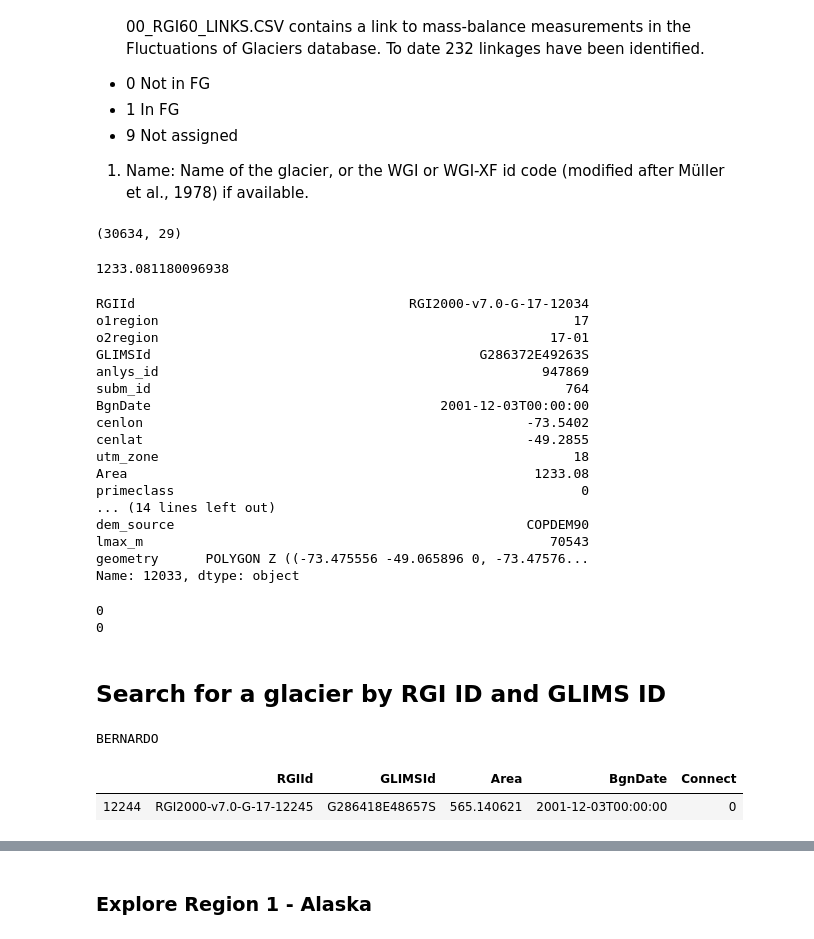
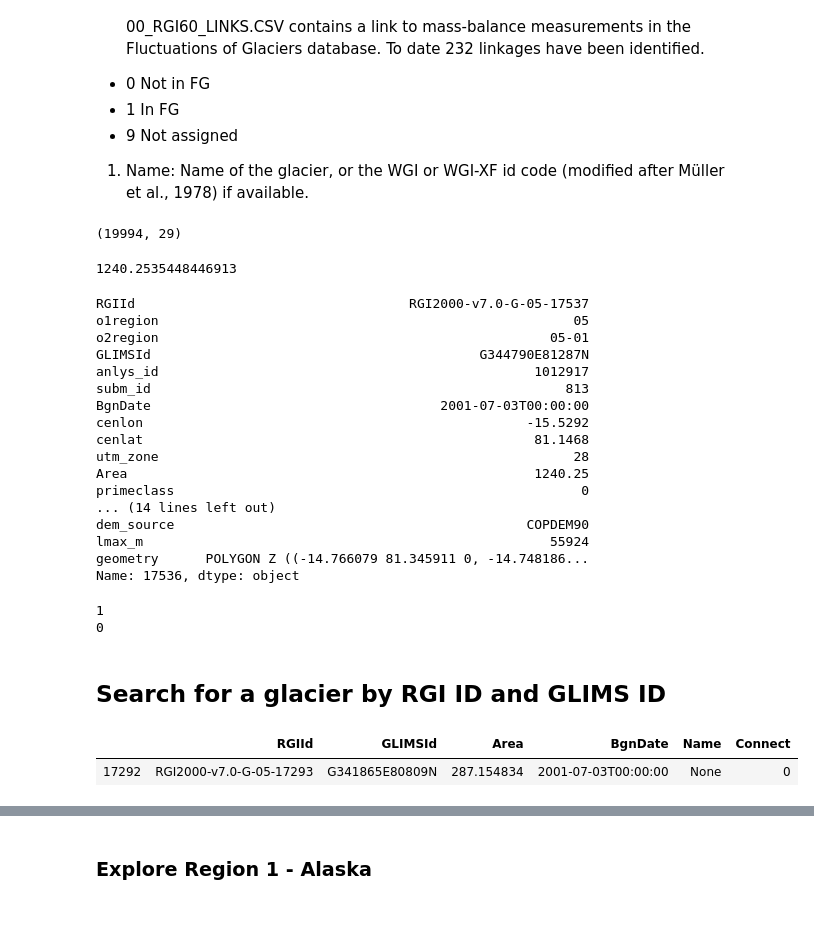
Before and after one commit to windnage/wgms-glacier-project, a Jupyter notebook: notebooks/0-explore-rgi.ipynb, the cells around one changed output, grey strips where cells are left out. Saved outputs shown, nothing was run; the diff lists cells and outputs as text; code cells hidden in the pictures.

```diff
--- a/notebooks/0-explore-rgi.ipynb
+++ b/notebooks/0-explore-rgi.ipynb
@@ -32,7 +32,7 @@ import scripts.wgms_scripts as ws
 # %%
 # Set RGI version and region number
 version = 7
-region_no = 17
+region_no = 5
 # Open RGI region
 rgi_region_polygons = ws.open_raw_rgi(region_no, version)
 print("Opening RGI Version " + str(version) + " Region " + str(region_no))
@@ -137,40 +137,40 @@ rgi_region_polygons.boundary.plot(ax=ax)
 # number of rows x columns
 print(rgi_region_polygons.shape)
 # %% [output]
-(30634, 29)
+(19994, 29)
 # %%
 # List the size of the biggest glacier by area for region in the RGI database
 rgi_region_polygons['Area'].max()
 # %% [output]
-1233.081180096938
+1240.2535448446913
 # %%
 # Full row of biggest glacier by area in region 01
 rgi_region_polygons.loc[rgi_region_polygons['Area'].idxmax()]
 # %% [output]
-RGIId                                   RGI2000-v7.0-G-17-12034
-o1region                                                     17
-o2region                                                  17-01
-GLIMSId                                          G286372E49263S
-anlys_id                                                 947869
-subm_id                                                     764
-BgnDate                                     2001-12-03T00:00:00
-cenlon                                                 -73.5402
-cenlat                                                 -49.2855
-utm_zone                                                     18
-Area                                                    1233.08
+RGIId                                   RGI2000-v7.0-G-05-17537
+o1region                                                     05
+o2region                                                  05-01
+GLIMSId                                          G344790E81287N
+anlys_id                                                1012917
+subm_id                                                     813
+BgnDate                                     2001-07-03T00:00:00
+cenlon                                                 -15.5292
+cenlat                                                  81.1468
+utm_zone                                                     28
+Area                                                    1240.25
 primeclass                                                    0
 ... (14 lines left out)
 dem_source                                             COPDEM90
-lmax_m                                                    70543
-geometry      POLYGON Z ((-73.475556 -49.065896 0, -73.47576...
-Name: 12033, dtype: object
+lmax_m                                                    55924
+geometry      POLYGON Z ((-14.766079 81.345911 0, -14.748186...
+Name: 17536, dtype: object
 # %%
 # Check min and max for the "Connect" attribute
 print(rgi_region_polygons['Connect'].max())
 print(rgi_region_polygons['Connect'].min())
 # %% [output]
+1
 0
-0
 # %% [markdown]
 ## Search for a glacier by RGI ID and GLIMS ID
 # %%
@@ -181,15 +181,13 @@ glacier_rgiid = rgi_region_polygons[rgi_region_polygons['RGIId'] == 'RGI2000-v7.
 glacier_rgiid.reset_index(inplace=True)
 glac_name = glacier_rgiid['Name'][0]
 print(glac_name)
-# %% [output]
-BERNARDO
 # %%
-glacier_glimsid = rgi_region_polygons[rgi_region_polygons['GLIMSId'] == 'G286418E48657S']
+glacier_glimsid = rgi_region_polygons[rgi_region_polygons['GLIMSId'] == 'G341865E80809N']
 #display(glacier_glimsid)
 display(glacier_glimsid[['RGIId', 'GLIMSId', 'Area', 'BgnDate', 'Name', 'Connect']])
 # %% [output]
-|  | RGIId | GLIMSId | Area | BgnDate | Connect |
-| 12244 | RGI2000-v7.0-G-17-12245 | G286418E48657S | 565.140621 | 2001-12-03T00:00:00 | 0 |
+|  | RGIId | GLIMSId | Area | BgnDate | Name | Connect |
+| 17292 | RGI2000-v7.0-G-05-17293 | G341865E80809N | 287.154834 | 2001-07-03T00:00:00 | None | 0 |
 # %%
 # Plot the glacier
 fig, ax = plt.subplots(figsize=(20,20))
```
Also changed, not shown: parts of 4 cells of this notebook, 3 other files.
